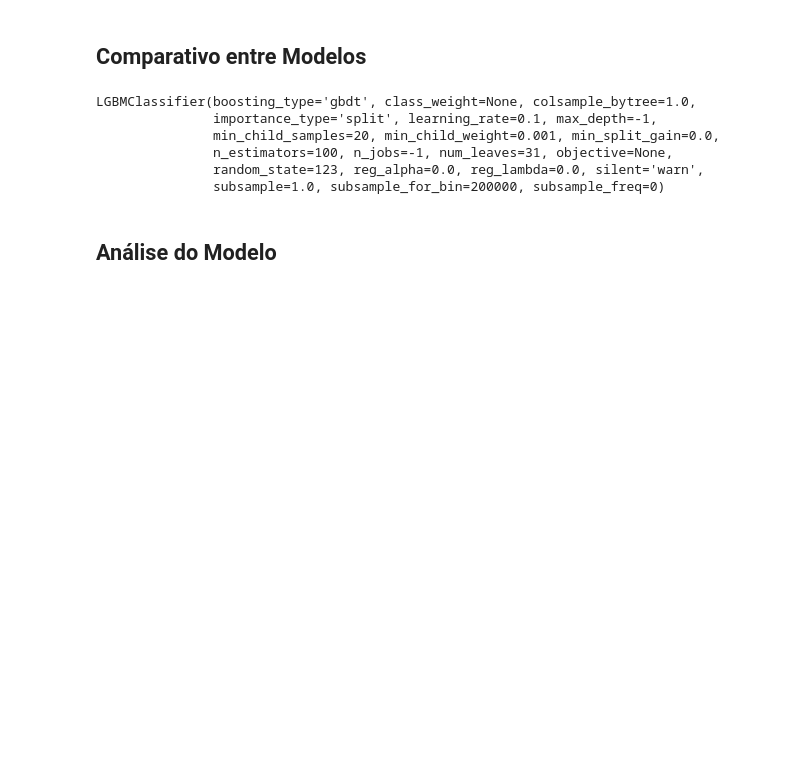
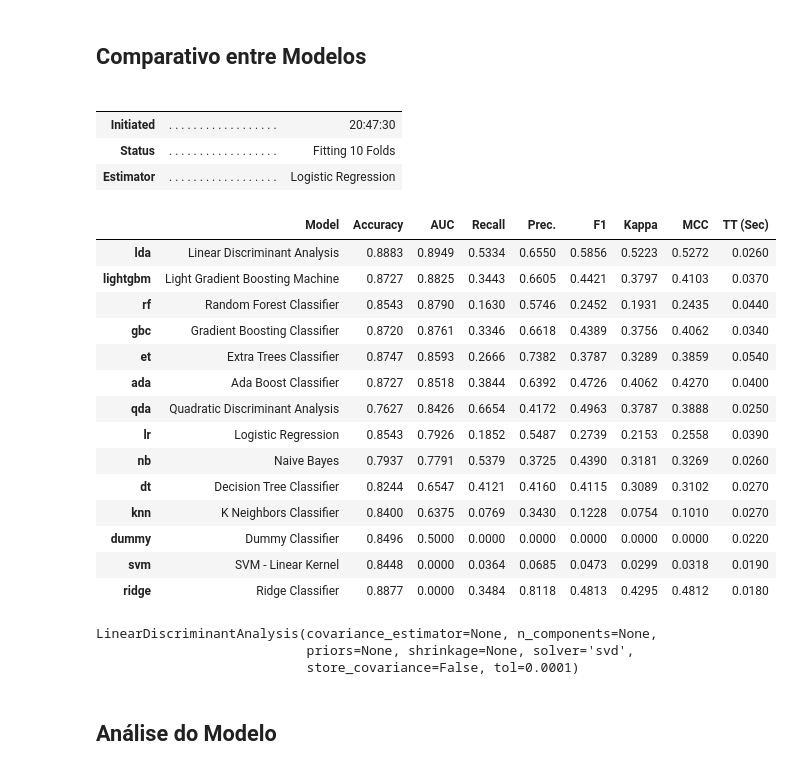
Before and after one commit to henricobela/Python, a Jupyter notebook: Faculdade/FIAP/Segundo_ano/Automated ML and Deploy/Cópia_de_Case_Ifood_Colearning_Parte3_template.ipynb, the cells around one changed output. Cells and saved outputs as stored; diff of their text form; code cells hidden in the pictures; blank space fills up the shorter version.

```diff
--- a/Faculdade/FIAP/Segundo_ano/Automated ML and Deploy/Cópia_de_Case_Ifood_Colearning_Parte3_template.ipynb
+++ b/Faculdade/FIAP/Segundo_ano/Automated ML and Deploy/Cópia_de_Case_Ifood_Colearning_Parte3_template.ipynb
@@ -279,12 +301,32 @@ best_model =
+# %%
+best_model = compare_models(sort = "auc", errors = "raise")
+# %% [output]
+|  |  |  |
+|  |  |  |
+| Initiated | . . . . . . . . . . . . . . . . . . | 20:47:30 |
+| Status | . . . . . . . . . . . . . . . . . . | Fitting 10 Folds |
+| Estimator | . . . . . . . . . . . . . . . . . . | Logistic Regression |
+|  | Model | Accuracy | AUC | Recall | Prec. | F1 | Kappa | MCC | TT (Sec) |
+| lda | Linear Discriminant Analysis | 0.8883 | 0.8949 | 0.5334 | 0.6550 | 0.5856 | 0.5223 | 0.5272 | 0.0260 |
+| lightgbm | Light Gradient Boosting Machine | 0.8727 | 0.8825 | 0.3443 | 0.6605 | 0.4421 | 0.3797 | 0.4103 | 0.0370 |
+| rf | Random Forest Classifier | 0.8543 | 0.8790 | 0.1630 | 0.5746 | 0.2452 | 0.1931 | 0.2435 | 0.0440 |
+| gbc | Gradient Boosting Classifier | 0.8720 | 0.8761 | 0.3346 | 0.6618 | 0.4389 | 0.3756 | 0.4062 | 0.0340 |
+| et | Extra Trees Classifier | 0.8747 | 0.8593 | 0.2666 | 0.7382 | 0.3787 | 0.3289 | 0.3859 | 0.0540 |
+| ada | Ada Boost Classifier | 0.8727 | 0.8518 | 0.3844 | 0.6392 | 0.4726 | 0.4062 | 0.4270 | 0.0400 |
+| qda | Quadratic Discriminant Analysis | 0.7627 | 0.8426 | 0.6654 | 0.4172 | 0.4963 | 0.3787 | 0.3888 | 0.0250 |
+| lr | Logistic Regression | 0.8543 | 0.7926 | 0.1852 | 0.5487 | 0.2739 | 0.2153 | 0.2558 | 0.0390 |
+| nb | Naive Bayes | 0.7937 | 0.7791 | 0.5379 | 0.3725 | 0.4390 | 0.3181 | 0.3269 | 0.0260 |
+| dt | Decision Tree Classifier | 0.8244 | 0.6547 | 0.4121 | 0.4160 | 0.4115 | 0.3089 | 0.3102 | 0.0270 |
+| knn | K Neighbors Classifier | 0.8400 | 0.6375 | 0.0769 | 0.3430 | 0.1228 | 0.0754 | 0.1010 | 0.0270 |
+| dummy | Dummy Classifier | 0.8496 | 0.5000 | 0.0000 | 0.0000 | 0.0000 | 0.0000 | 0.0000 | 0.0220 |
+| svm | SVM - Linear Kernel | 0.8448 | 0.0000 | 0.0364 | 0.0685 | 0.0473 | 0.0299 | 0.0318 | 0.0190 |
+| ridge | Ridge Classifier | 0.8877 | 0.0000 | 0.3484 | 0.8118 | 0.4813 | 0.4295 | 0.4812 | 0.0180 |
 # %%
 print(best_model)
 # %% [output]
-LGBMClassifier(boosting_type='gbdt', class_weight=None, colsample_bytree=1.0,
-               importance_type='split', learning_rate=0.1, max_depth=-1,
-               min_child_samples=20, min_child_weight=0.001, min_split_gain=0.0,
-               n_estimators=100, n_jobs=-1, num_leaves=31, objective=None,
-               random_state=123, reg_alpha=0.0, reg_lambda=0.0, silent='warn',
-               subsample=1.0, subsample_for_bin=200000, subsample_freq=0)
+LinearDiscriminantAnalysis(covariance_estimator=None, n_components=None,
+                           priors=None, shrinkage=None, solver='svd',
+                           store_covariance=False, tol=0.0001)
 # %% [markdown]
 ## Análise do Modelo
 # %%
```
Also changed, not shown: parts of 7 cells of this notebook, 1 other file.
